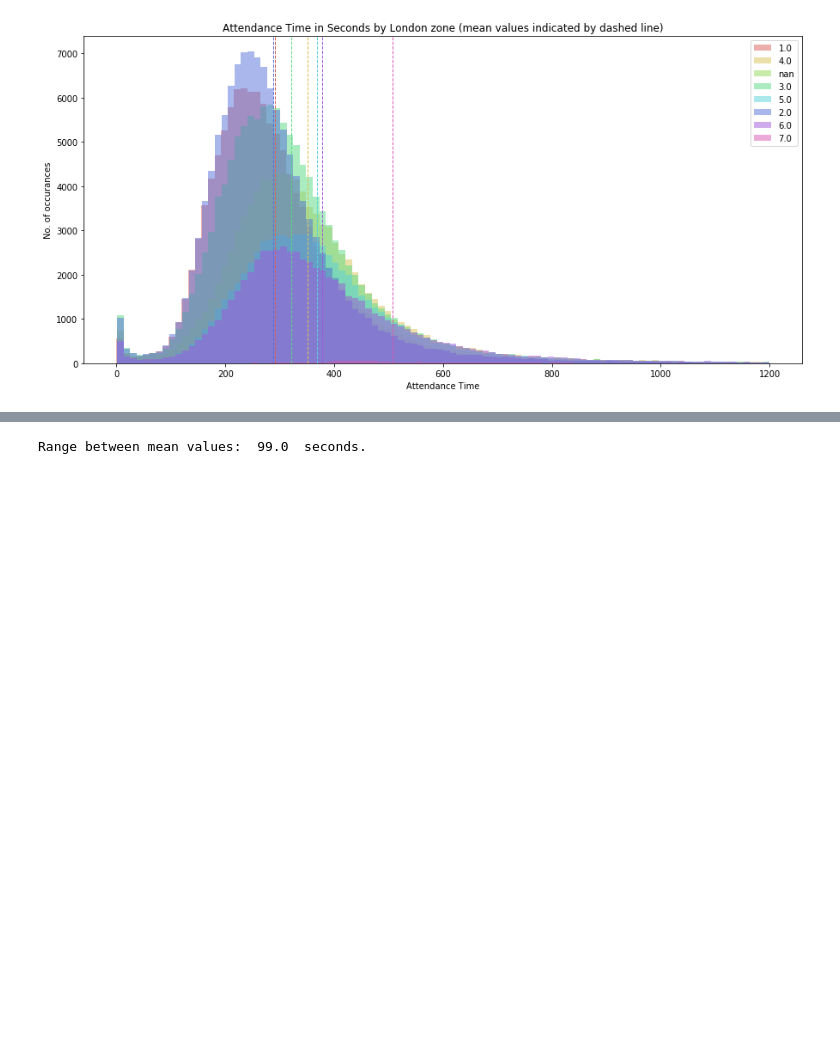
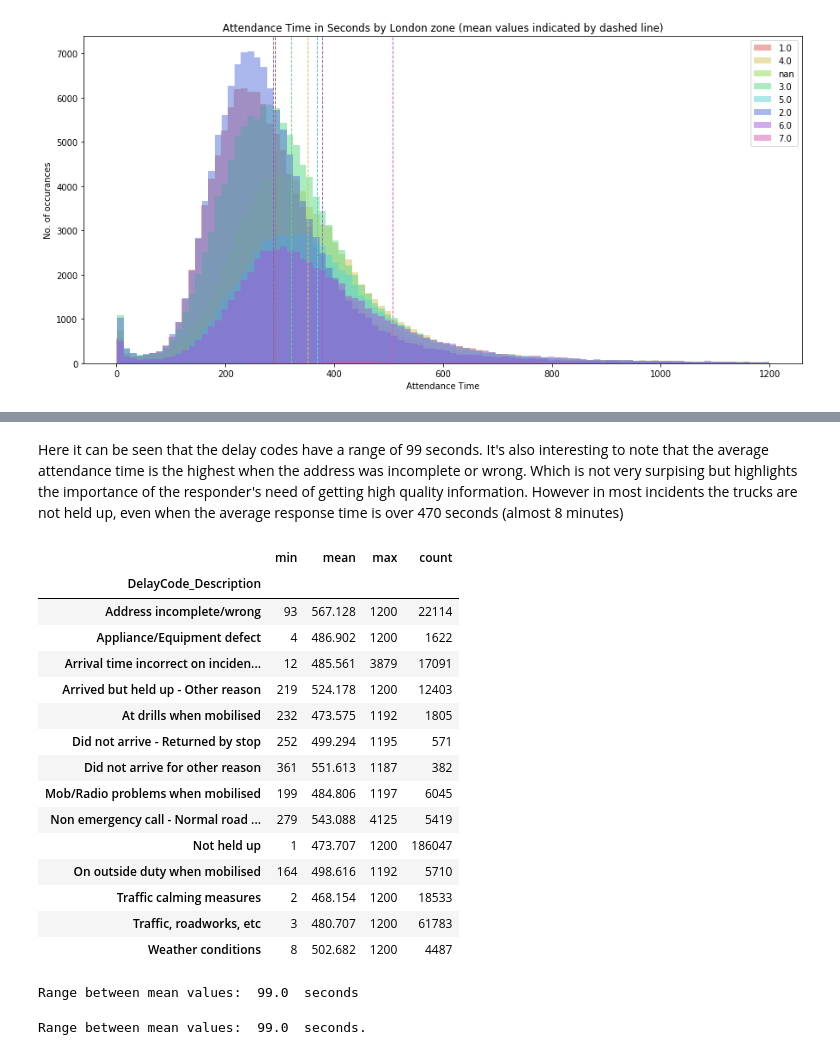
Before and after one commit to hlynurarni/Social-Data-Analysis-Final, a Jupyter notebook: Kristin_WIP.ipynb, the cells around one changed output, grey strips where cells are left out. Cells and saved outputs as stored; diff of their text form; code cells hidden in the pictures; blank space fills up the shorter version.

```diff
--- a/Kristin_WIP.ipynb
+++ b/Kristin_WIP.ipynb
@@ -423,3 +440,26 @@ Range between mean values:  220.0  seconds.
+# %% [markdown]
+Here it can be seen that the delay codes have a range of 99 seconds. It's also interesting to note that the average attendance time is the highest when the address was incomplete or wrong. Which is not very surpising but highlights the importance of the responder's need of getting high quality information.
+However in most incidents the trucks are not held up, even when the average response time is over 470 seconds (almost 8 minutes)
+# %%
+pivot_group(df['DelayCode_Description'])
+# %% [output]
+|  | min | mean | max | count |
+| DelayCode_Description |  |  |  |  |
+| Address incomplete/wrong | 93 | 567.128 | 1200 | 22114 |
+| Appliance/Equipment defect | 4 | 486.902 | 1200 | 1622 |
+| Arrival time incorrect on inciden... | 12 | 485.561 | 3879 | 17091 |
+| Arrived but held up - Other reason | 219 | 524.178 | 1200 | 12403 |
+| At drills when mobilised | 232 | 473.575 | 1192 | 1805 |
+| Did not arrive - Returned by stop | 252 | 499.294 | 1195 | 571 |
+| Did not arrive for other reason | 361 | 551.613 | 1187 | 382 |
+| Mob/Radio problems when mobilised | 199 | 484.806 | 1197 | 6045 |
+| Non emergency call - Normal road ... | 279 | 543.088 | 4125 | 5419 |
+| Not held up | 1 | 473.707 | 1200 | 186047 |
+| On outside duty when mobilised | 164 | 498.616 | 1192 | 5710 |
+| Traffic calming measures | 2 | 468.154 | 1200 | 18533 |
+| Traffic, roadworks, etc | 3 | 480.707 | 1200 | 61783 |
+| Weather conditions | 8 | 502.682 | 1200 | 4487 |
+Range between mean values:  99.0  seconds
 # %%
 histogram_plot('DelayCode_Description')
 # %% [output]
```
Also changed, not shown: parts of 12 cells of this notebook, 2 other files.
